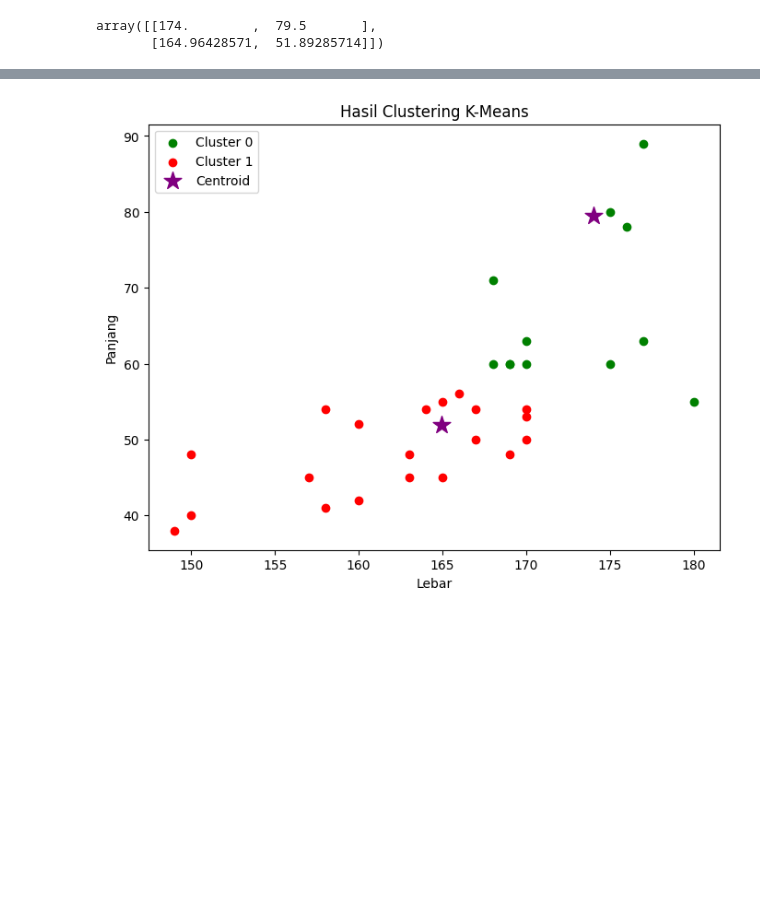
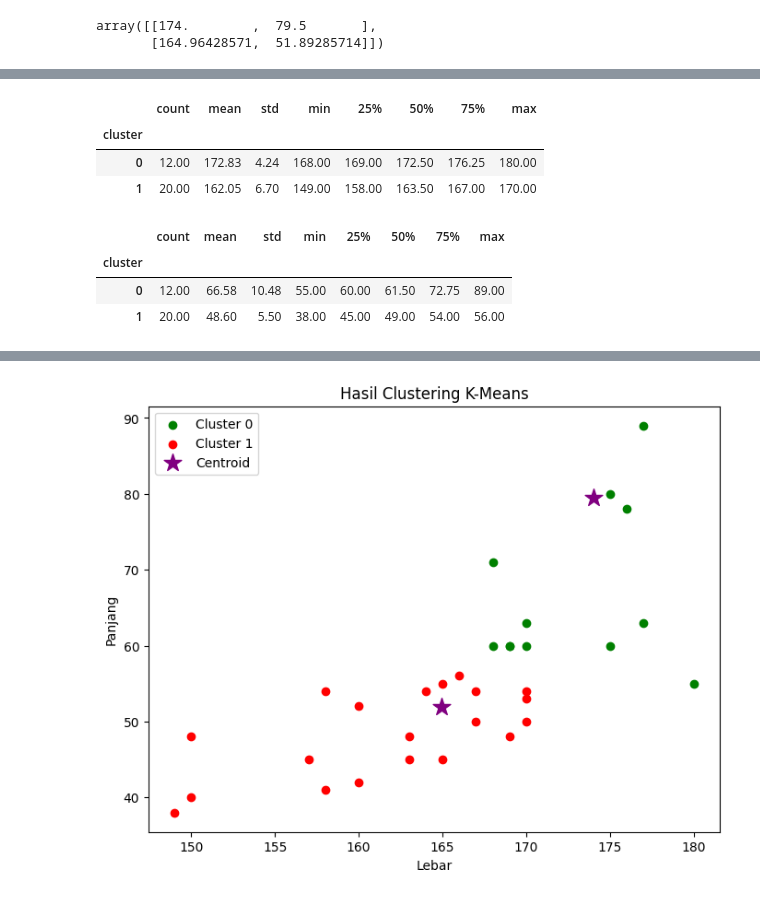
Before and after one commit to fauzul91/PKB-Praktikum, a Jupyter notebook: Pengantar Kecerdasan Buatan/Week 7/KMeans.ipynb, the cells around one changed output, grey strips where cells are left out. Saved outputs shown, nothing was run; the diff lists cells and outputs as text; code cells hidden in the pictures; blank space fills up the shorter version.

```diff
--- a/Pengantar Kecerdasan Buatan/Week 7/KMeans.ipynb
+++ b/Pengantar Kecerdasan Buatan/Week 7/KMeans.ipynb
@@ -111,3 +111,20 @@ dataNum.groupby('cluster').mean()
+# %%
+# Menghitung deskripsi statistik untuk kolom TINGGI berdasarkan cluster
+tinggi_stats = dataNum.groupby("cluster")["TINGGI"].describe()
+tinggi_stats
+# %% [output]
+|  | count | mean | std | min | 25% | 50% | 75% | max |
+| cluster |  |  |  |  |  |  |  |  |
+| 0 | 12.00 | 172.83 | 4.24 | 168.00 | 169.00 | 172.50 | 176.25 | 180.00 |
+| 1 | 20.00 | 162.05 | 6.70 | 149.00 | 158.00 | 163.50 | 167.00 | 170.00 |
+# %%
+berat_badan_stats = dataNum.groupby("cluster")["BERAT_BADAN"].describe()
+berat_badan_stats
+# %% [output]
+|  | count | mean | std | min | 25% | 50% | 75% | max |
+| cluster |  |  |  |  |  |  |  |  |
+| 0 | 12.00 | 66.58 | 10.48 | 55.00 | 60.00 | 61.50 | 72.75 | 89.00 |
+| 1 | 20.00 | 48.60 | 5.50 | 38.00 | 45.00 | 49.00 | 54.00 | 56.00 |
 # %%
 agrupador_kmeans = KMeans(n_clusters = 2)
 labels_kmeans = agrupador_kmeans.fit_predict(dataNum)
```
Also changed, not shown: parts of 3 cells of this notebook.
